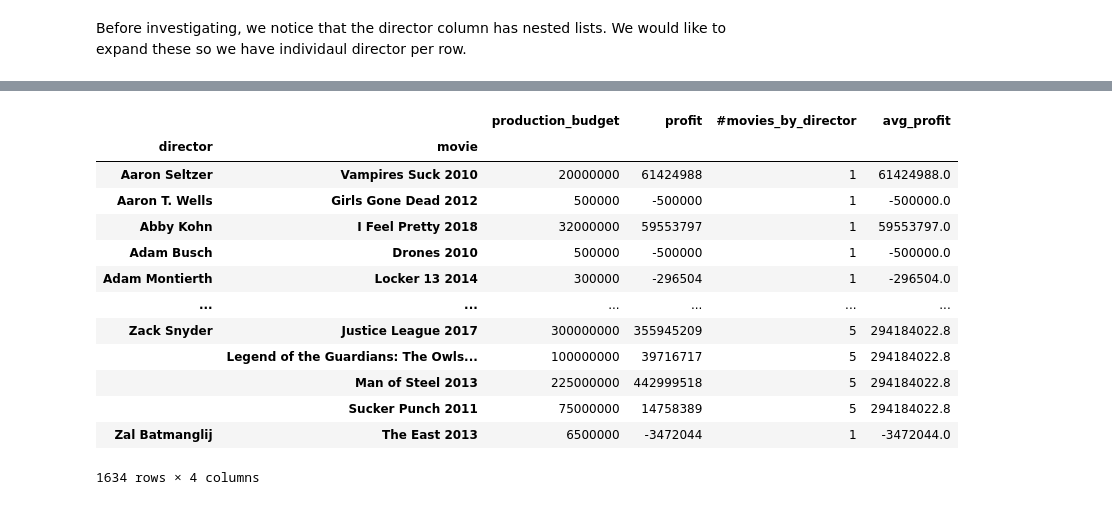
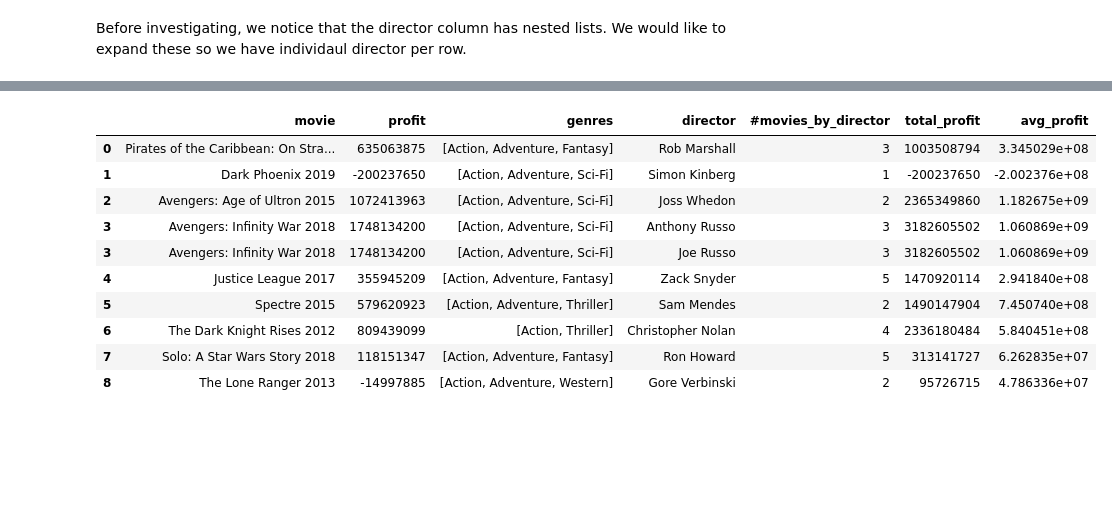
Before and after one commit to sbaltodano/dsc-phase-1-project, a Jupyter notebook: Sejin-EDA.ipynb, the cells around one changed output, grey strips where cells are left out. Drawn from its saved outputs; the diff is of its cells as text; code cells hidden in the pictures; blank space fills up the shorter version.

```diff
--- a/Sejin-EDA.ipynb
+++ b/Sejin-EDA.ipynb
@@ -70,6 +70,6 @@ This cleaned data we are using includes movies from 2010-01-08 to 2020-02-21.
 The first step will be preparing a new dataframe that has only the necessary columns. Then, we will find and visualize the top movies sorted by profit.
 # %%
 # Keeping only the necessary columns
-q3_df = df.loc[:, ['movie', 'production_budget', 'profit', 'director']]
+q3_df = df.loc[:, ['movie', 'profit', 'genres', 'director']]
 q3_df
 # %% [output]
@@ -213,19 +164,17 @@ individual_df.groupby(by=['director','movie']).sum()
 # %%
-# Creating a column that shows the average profit made by the individual director
+# Creating columns that show the total profit and the average profit made by each director
+individual_df['total_profit'] = individual_df.groupby(['director'])['profit'].transform('sum')
 individual_df['avg_profit'] = individual_df.groupby(['director'])['profit'].transform('mean')
-individual_df.groupby(by=['director', 'movie']).sum()
+individual_df.head(10)
 # %% [output]
-|  |  | production_budget | profit | #movies_by_director | avg_profit |
-| director | movie |  |  |  |  |
-| Aaron Seltzer | Vampires Suck 2010 | 20000000 | 61424988 | 1 | 61424988.0 |
-| Aaron T. Wells | Girls Gone Dead 2012 | 500000 | -500000 | 1 | -500000.0 |
-| Abby Kohn | I Feel Pretty 2018 | 32000000 | 59553797 | 1 | 59553797.0 |
-| Adam Busch | Drones 2010 | 500000 | -500000 | 1 | -500000.0 |
-| Adam Montierth | Locker 13 2014 | 300000 | -296504 | 1 | -296504.0 |
-| ... | ... | ... | ... | ... | ... |
-| Zack Snyder | Justice League 2017 | 300000000 | 355945209 | 5 | 294184022.8 |
-|  | Legend of the Guardians: The Owls... | 100000000 | 39716717 | 5 | 294184022.8 |
-|  | Man of Steel 2013 | 225000000 | 442999518 | 5 | 294184022.8 |
-|  | Sucker Punch 2011 | 75000000 | 14758389 | 5 | 294184022.8 |
-| Zal Batmanglij | The East 2013 | 6500000 | -3472044 | 1 | -3472044.0 |
+|  | movie | profit | genres | director | #movies_by_director | total_profit | avg_profit |
+| 0 | Pirates of the Caribbean: On Stra... | 635063875 | [Action, Adventure, Fantasy] | Rob Marshall | 3 | 1003508794 | 3.345029e+08 |
+| 1 | Dark Phoenix 2019 | -200237650 | [Action, Adventure, Sci-Fi] | Simon Kinberg | 1 | -200237650 | -2.002376e+08 |
+| 2 | Avengers: Age of Ultron 2015 | 1072413963 | [Action, Adventure, Sci-Fi] | Joss Whedon | 2 | 2365349860 | 1.182675e+09 |
+| 3 | Avengers: Infinity War 2018 | 1748134200 | [Action, Adventure, Sci-Fi] | Anthony Russo | 3 | 3182605502 | 1.060869e+09 |
+| 3 | Avengers: Infinity War 2018 | 1748134200 | [Action, Adventure, Sci-Fi] | Joe Russo | 3 | 3182605502 | 1.060869e+09 |
+| 4 | Justice League 2017 | 355945209 | [Action, Adventure, Fantasy] | Zack Snyder | 5 | 1470920114 | 2.941840e+08 |
+| 5 | Spectre 2015 | 579620923 | [Action, Adventure, Thriller] | Sam Mendes | 2 | 1490147904 | 7.450740e+08 |
+| 6 | The Dark Knight Rises 2012 | 809439099 | [Action, Thriller] | Christopher Nolan | 4 | 2336180484 | 5.840451e+08 |
+| 7 | Solo: A Star Wars Story 2018 | 118151347 | [Action, Adventure, Fantasy] | Ron Howard | 5 | 313141727 | 6.262835e+07 |
+| 8 | The Lone Ranger 2013 | -14997885 | [Action, Adventure, Western] | Gore Verbinski | 2 | 95726715 | 4.786336e+07 |
-1634 rows × 4 columns
```
Also changed, not shown: parts of 27 cells of this notebook.
